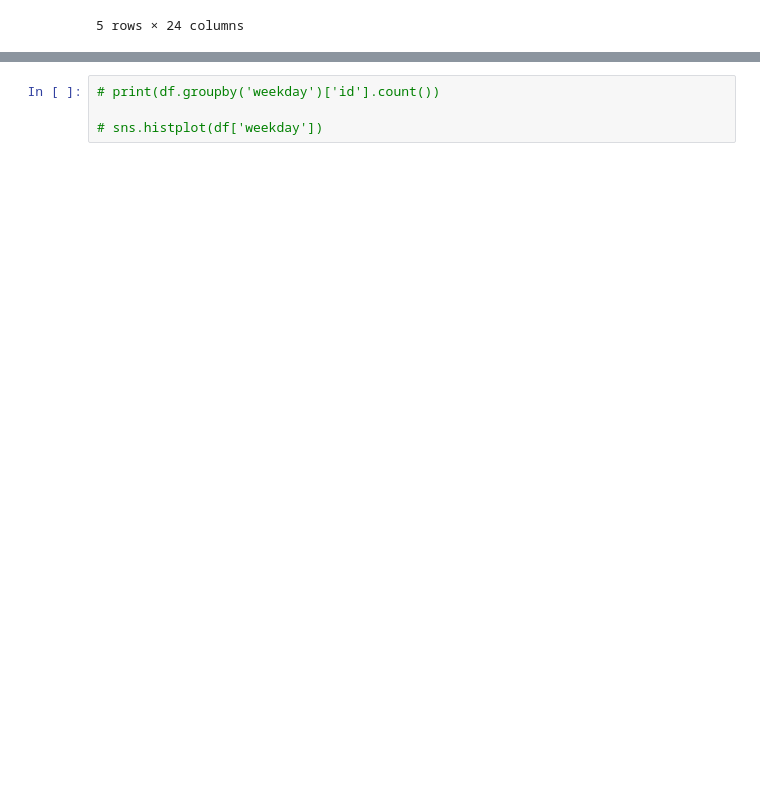
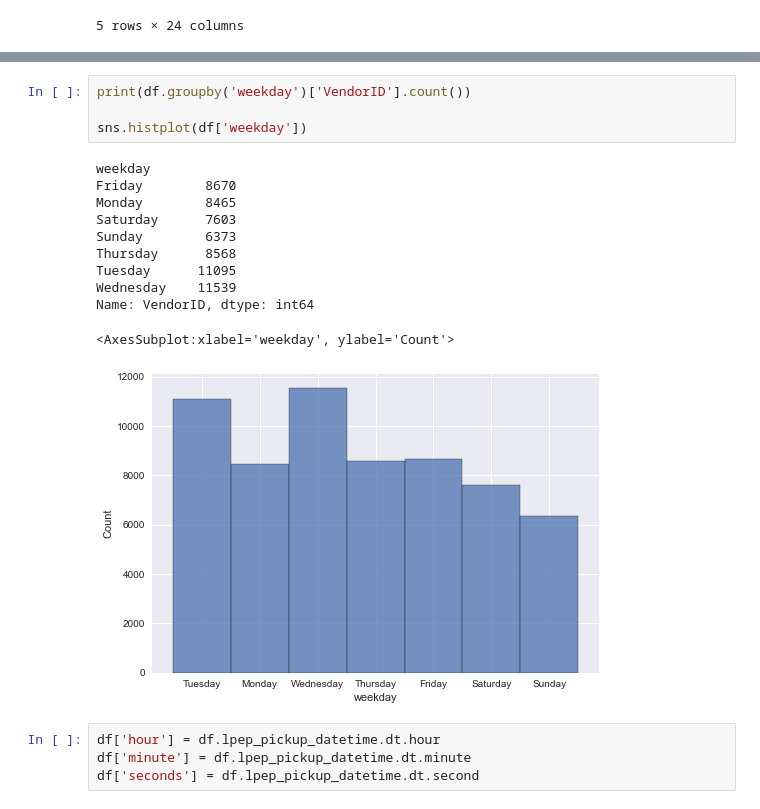
Before and after one commit to abideen-olawuwo/nyc-taxi, a Jupyter notebook: nyc_taxi.ipynb, the cells around one changed output, grey strips where cells are left out. Saved outputs shown, nothing was run; the diff lists cells and outputs as text; blank space fills up the shorter version.

```diff
--- a/nyc_taxi.ipynb
+++ b/nyc_taxi.ipynb
@@ -252,4 +258,20 @@ display(df.head())
 # %%
-# print(df.groupby('weekday')['id'].count())
+print(df.groupby('weekday')['VendorID'].count())
 
-# sns.histplot(df['weekday'])
+sns.histplot(df['weekday'])
+# %% [output]
+weekday
+Friday        8670
+Monday        8465
+Saturday      7603
+Sunday        6373
+Thursday      8568
+Tuesday      11095
+Wednesday    11539
+Name: VendorID, dtype: int64
+<AxesSubplot:xlabel='weekday', ylabel='Count'>
+[figure, added]
+# %%
+df['hour'] = df.lpep_pickup_datetime.dt.hour
+df['minute'] = df.lpep_pickup_datetime.dt.minute
+df['seconds'] = df.lpep_pickup_datetime.dt.second
```
Also changed, not shown: parts of 2 cells of this notebook.
